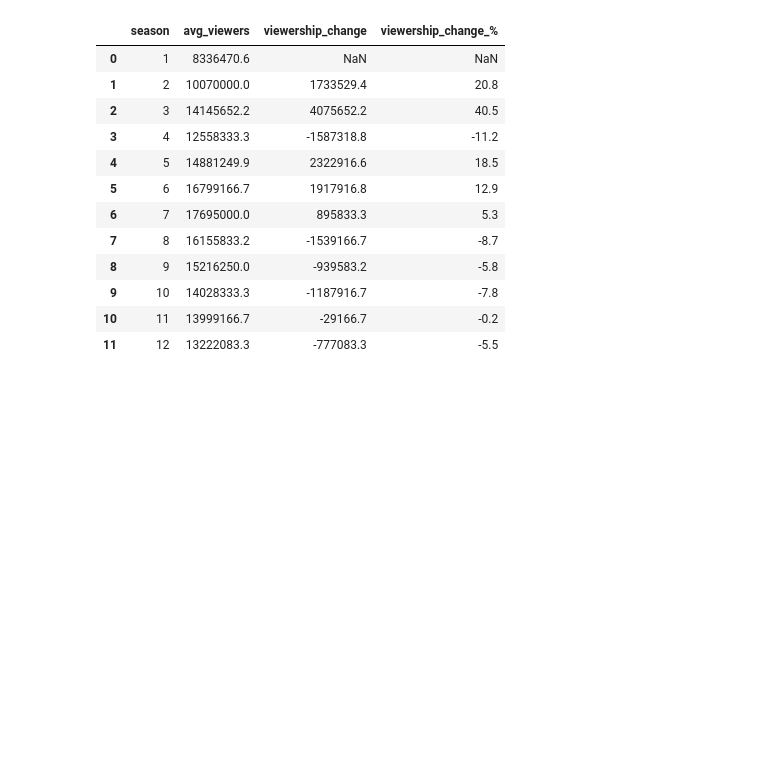
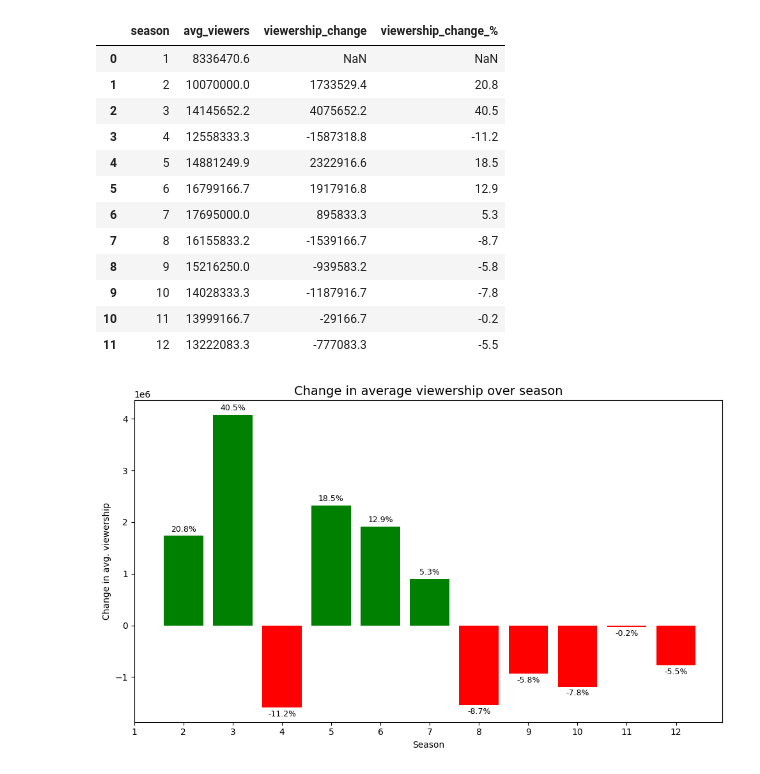
Before and after one commit to scarcamo/the-big-bang-theory-viewership, a Jupyter notebook: report.ipynb, the cells around one changed output. Saved outputs shown, nothing was run; the diff lists cells and outputs as text; code cells hidden in the pictures; blank space fills up the shorter version.

```diff
--- a/report.ipynb
+++ b/report.ipynb
@@ -181,3 +190,30 @@ pd.reset_option('display.float_format')
 | 9 | 10 | 14028333.3 | -1187916.7 | -7.8 |
 | 10 | 11 | 13999166.7 | -29166.7 | -0.2 |
 | 11 | 12 | 13222083.3 | -777083.3 | -5.5 |
+# %%
+plt.figure(figsize=(10, 6))
+
+plot_data = season_avg_viewership.dropna(subset=['viewership_change'])
+
+bars = plt.bar(plot_data['season'], plot_data['viewership_change'],
+               color=['red' if x < 0 else 'green' for x in plot_data['viewership_change']])
+
+plt.xlabel("Season")
+plt.ylabel("Change in avg. viewership")
+plt.title("Change in average viewership over season",
+          fontsize=14,)
+
+plt.xticks(season_avg_viewership['season'])
+
+for i, row in plot_data.iterrows():
+    plt.annotate(f'{row["viewership_change_%"]:.1f}%',
+                 (row['season'], row['viewership_change']),
+                 textcoords="offset points",
+                 xytext=(0, 5 if row['viewership_change']>0 else -10),
+                 ha='center',
+                 fontsize=9)
+
+plt.tight_layout()
+plt.show()
+# %% [output]
+[figure, added]
```
Also changed, not shown: parts of 2 cells of this notebook.
